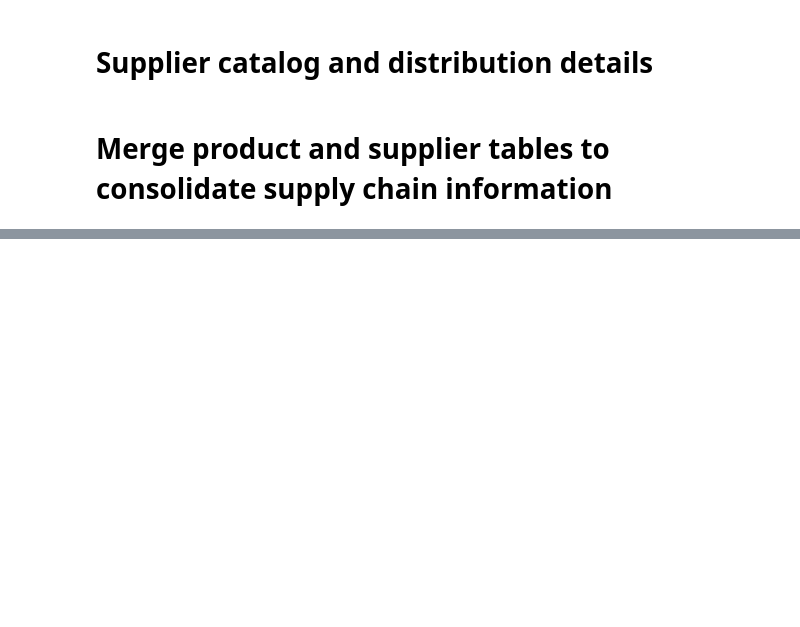
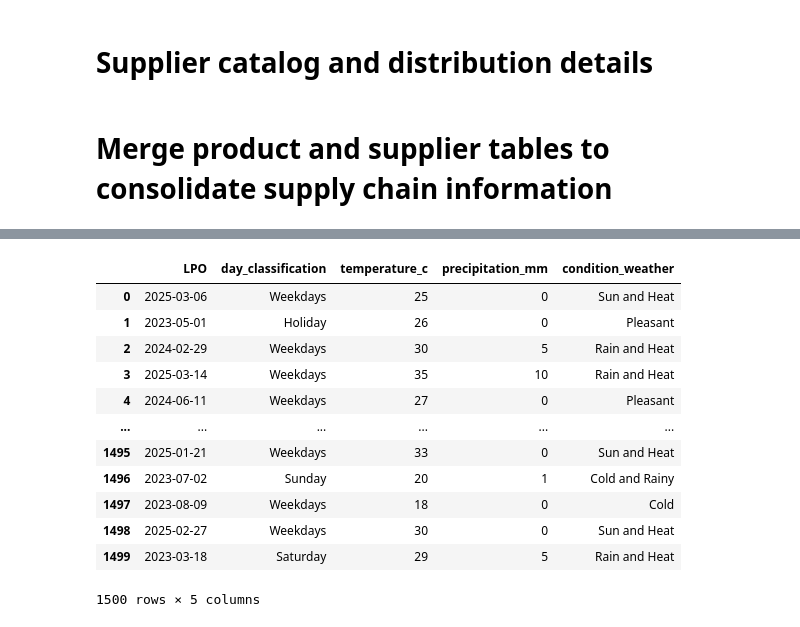
Before and after one commit to rbalbinotti/smart-supply-chain-ai, a Jupyter notebook: notebooks/synthetic_grocery.ipynb, the cells around one changed output, grey strips where cells are left out. Drawn from its saved outputs; the diff is of its cells as text; code cells hidden in the pictures; blank space fills up the shorter version.

```diff
--- a/notebooks/synthetic_grocery.ipynb
+++ b/notebooks/synthetic_grocery.ipynb
@@ -156,0 +195,16 @@ supply_df = pd.merge(products, suppliers, left_on='product', right_on='products'
+# %%
+date_df
+# %% [output]
+|  | LPO | day_classification | temperature_c | precipitation_mm | condition_weather |
+| 0 | 2025-03-06 | Weekdays | 25 | 0 | Sun and Heat |
+| 1 | 2023-05-01 | Holiday | 26 | 0 | Pleasant |
+| 2 | 2024-02-29 | Weekdays | 30 | 5 | Rain and Heat |
+| 3 | 2025-03-14 | Weekdays | 35 | 10 | Rain and Heat |
+| 4 | 2024-06-11 | Weekdays | 27 | 0 | Pleasant |
+| ... | ... | ... | ... | ... | ... |
+| 1495 | 2025-01-21 | Weekdays | 33 | 0 | Sun and Heat |
+| 1496 | 2023-07-02 | Sunday | 20 | 1 | Cold and Rainy |
+| 1497 | 2023-08-09 | Weekdays | 18 | 0 | Cold |
+| 1498 | 2025-02-27 | Weekdays | 30 | 0 | Sun and Heat |
+| 1499 | 2023-03-18 | Saturday | 29 | 5 | Rain and Heat |
+1500 rows × 5 columns
```
Also changed, not shown: parts of 61 cells of this notebook.
